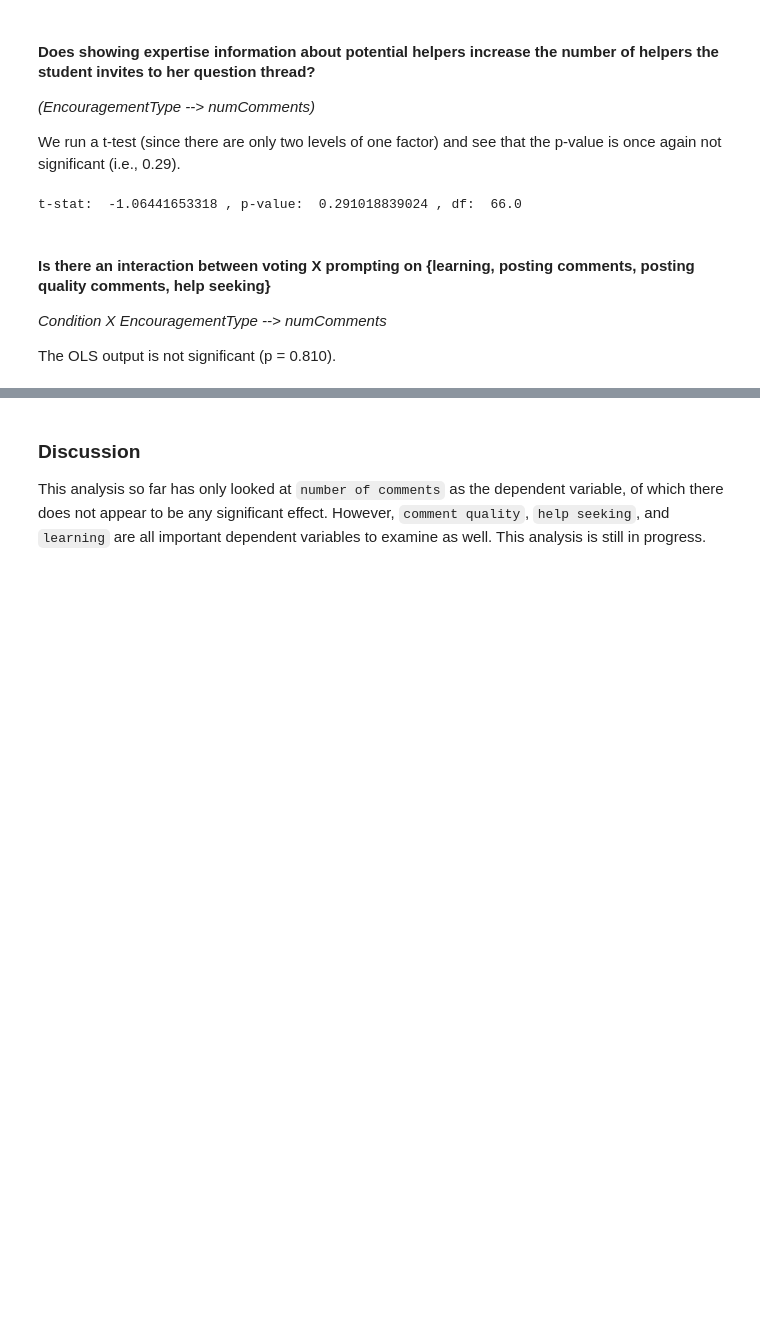
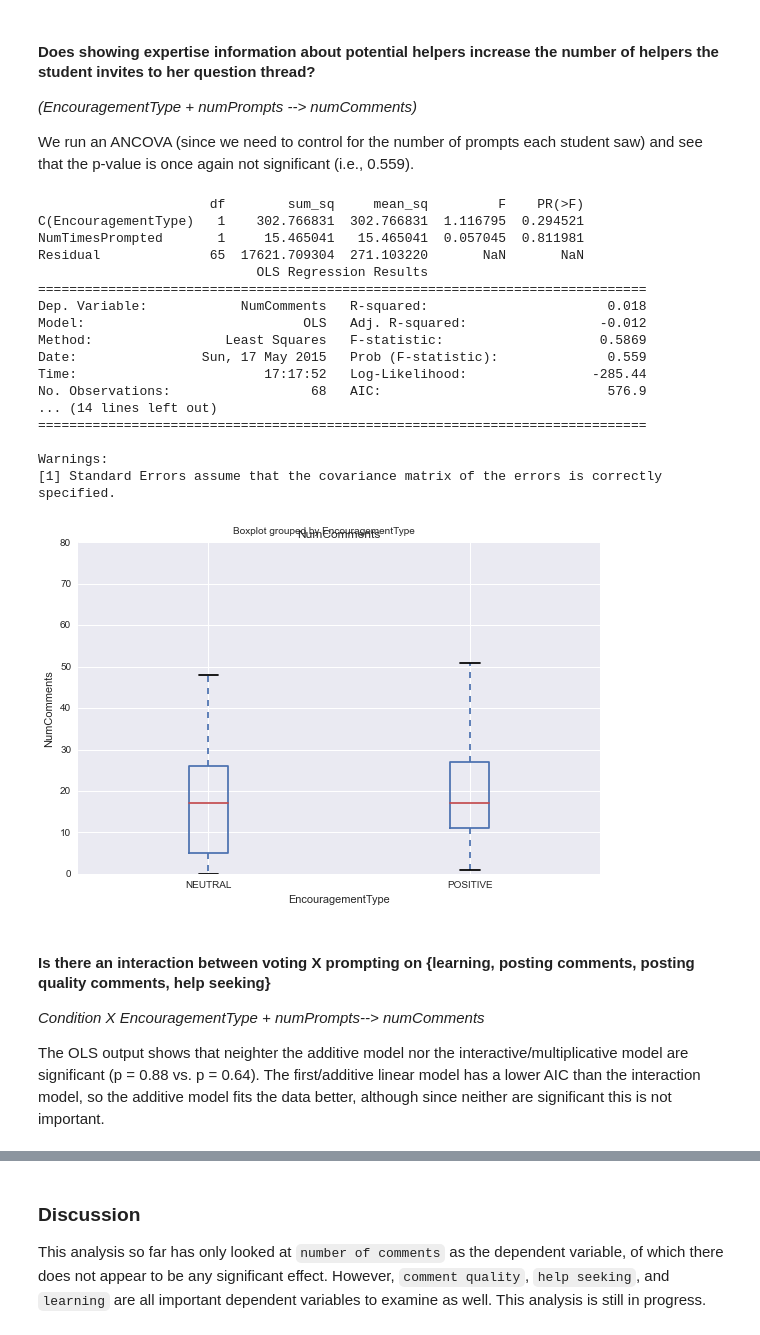
Before and after one commit to UberHowley/spoc-file-processing, a Jupyter notebook: SPOCanalysis.ipynb, the cells around one changed output, grey strips where cells are left out. Drawn from its saved outputs; the diff is of its cells as text; code cells hidden in the pictures; blank space fills up the shorter version.

```diff
--- a/SPOCanalysis.ipynb
+++ b/SPOCanalysis.ipynb
@@ -205,32 +206,46 @@ Warnings:
 # %% [markdown]
 #### Does showing expertise information about potential helpers increase the number of helpers the student invites to her question thread?
-*(EncouragementType --> numComments)*
+*(EncouragementType + numPrompts --> numComments)*
 
-We run a t-test (since there are only two levels of one factor) and see that the p-value is once again not significant (i.e., 0.29).
+We run an ANCOVA (since we need to control for the number of prompts each student saw) and see that the p-value is once again not significant (i.e., 0.559).
 # %%
-from statsmodels.stats.weightstats import ttest_ind
 cond = utils.COL_PROMPTS
-df = data[[cond, outcome]].dropna()
+df = data[[cond, covariate, outcome]].dropna()
 
-cat1 = df[df[cond] == 'NEUTRAL'][outcome]
-cat2 = df[df[cond] == 'POSITIVE'][outcome]
-
-tstat, pval, degf = ttest_ind(cat1, cat2)  # returns t-stat, p-value, and degrees of freedom
-print("t-stat: ", tstat, ", p-value: ", pval, ", df: ", degf)
+cond_lm = ols(outcome + " ~ C(" + cond + ") + " + covariate, data=df).fit()
+anova_table = anova_lm(cond_lm)
+print(anova_table)
+print(cond_lm.summary())
 
 # boxplot
-if (pval <= 0.1):
-    fig = plt.figure()
-    ax = fig.add_subplot(111)
-    ax = df.boxplot(outcome, cond, ax=plt.gca())
-    ax.set_xlabel(cond)
-    ax.set_ylabel(outcome)
-    fig.tight_layout()
+fig = plt.figure()
+ax = fig.add_subplot(111)
+ax = df.boxplot(outcome, cond, ax=plt.gca())
+ax.set_xlabel(cond)
+ax.set_ylabel(outcome)
+fig.tight_layout()
 # %% [output]
-t-stat:  -1.06441653318 , p-value:  0.291018839024 , df:  66.0
+                      df        sum_sq     mean_sq         F    PR(>F)
+C(EncouragementType)   1    302.766831  302.766831  1.116795  0.294521
+NumTimesPrompted       1     15.465041   15.465041  0.057045  0.811981
+Residual              65  17621.709304  271.103220       NaN       NaN
+                            OLS Regression Results
+==============================================================================
+Dep. Variable:            NumComments   R-squared:                       0.018
+Model:                            OLS   Adj. R-squared:                 -0.012
+Method:                 Least Squares   F-statistic:                    0.5869
+Date:                Sun, 17 May 2015   Prob (F-statistic):              0.559
+Time:                        17:17:52   Log-Likelihood:                -285.44
+No. Observations:                  68   AIC:                             576.9
+... (14 lines left out)
+==============================================================================
+
+Warnings:
+[1] Standard Errors assume that the covariance matrix of the errors is correctly specified.
+[figure, added]
 # %% [markdown]
 #### Is there an interaction between voting X prompting on {learning, posting comments, posting quality comments, help seeking}
-*Condition X EncouragementType --> numComments*
+*Condition X EncouragementType + numPrompts--> numComments*
 
-The OLS output is not significant (p = 0.810).
+The OLS output shows that neighter the additive model nor the interactive/multiplicative model are significant (p = 0.88 vs. p = 0.64). The first/additive linear model has a lower AIC than the interaction model, so the additive model fits the data better, although since neither are significant this is not important.
 # %%
```
Also changed, not shown: parts of 13 cells of this notebook.
